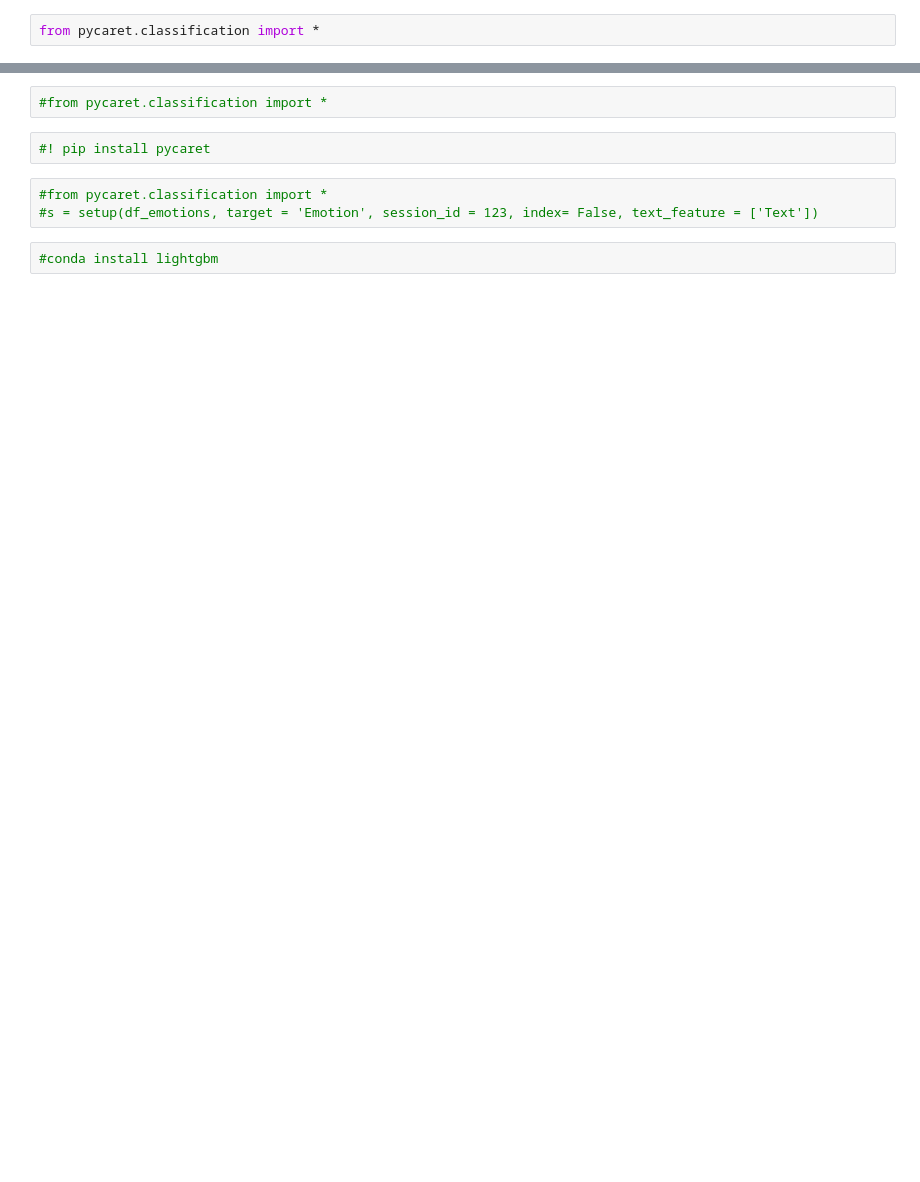
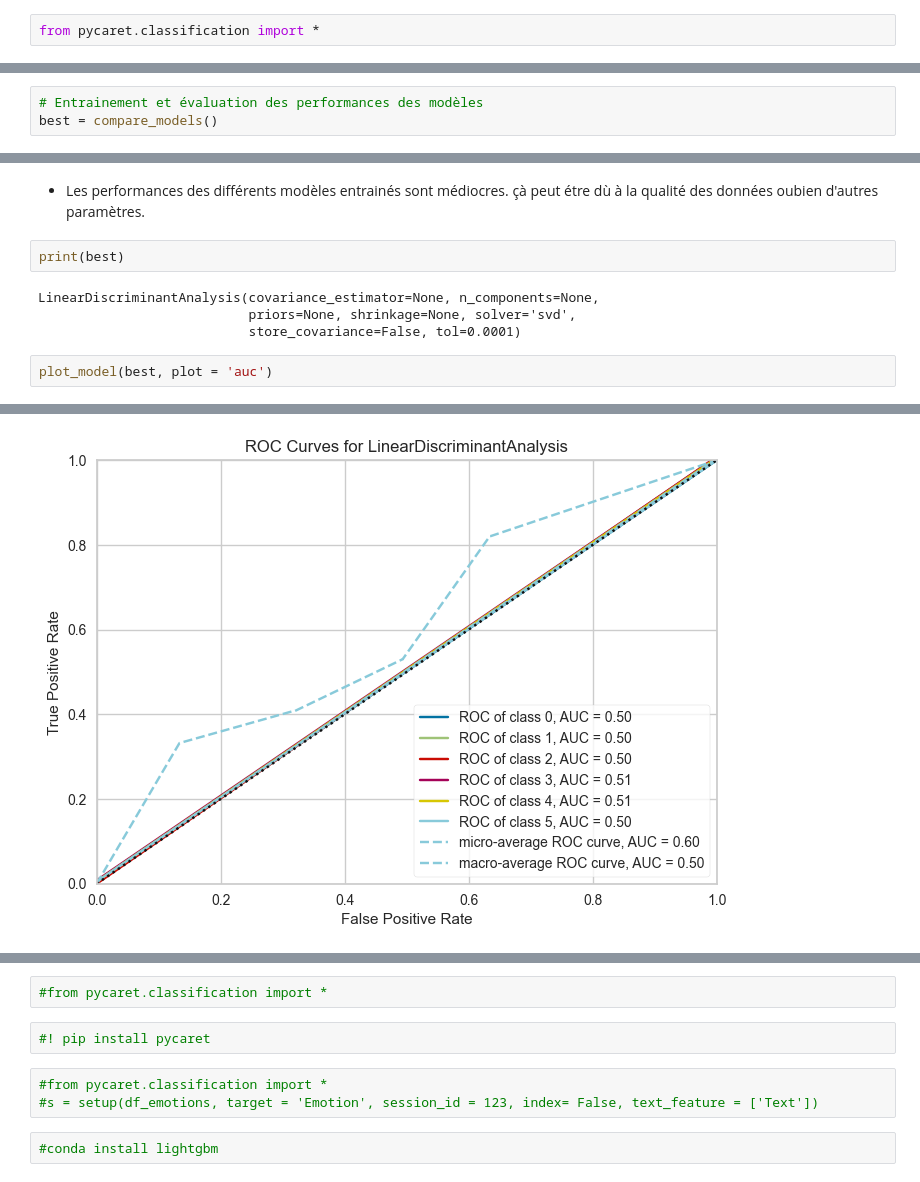
Before and after one commit to Aimen-prog/ml-in-the-clouds, a Jupyter notebook: sentiment_analysis.ipynb, the cells around one changed output, grey strips where cells are left out. Drawn from its saved outputs; the diff is of its cells as text; blank space fills up the shorter version.

```diff
--- a/sentiment_analysis.ipynb
+++ b/sentiment_analysis.ipynb
@@ -272,0 +310,3 @@ df_test.drop(columns =['tweet_id', 'author'], axis = 1, inplace = True)
+# %%
+# Entrainement et évaluation des performances des modèles
+best = compare_models()
@@ -272,0 +330,11 @@ df_test.drop(columns =['tweet_id', 'author'], axis = 1, inplace = True)
+# %% [markdown]
+- Les performances des différents modèles entrainés sont médiocres. çà peut étre dù à la qualité des données oubien d'autres paramètres.
+# %%
+print(best)
+# %% [output]
+LinearDiscriminantAnalysis(covariance_estimator=None, n_components=None,
+                           priors=None, shrinkage=None, solver='svd',
+                           store_covariance=False, tol=0.0001)
+# %%
+plot_model(best, plot = 'auc')
+# %% [output]
@@ -272,0 +342 @@ df_test.drop(columns =['tweet_id', 'author'], axis = 1, inplace = True)
+[figure, added]
```
Also changed, not shown: parts of 33 cells of this notebook.
